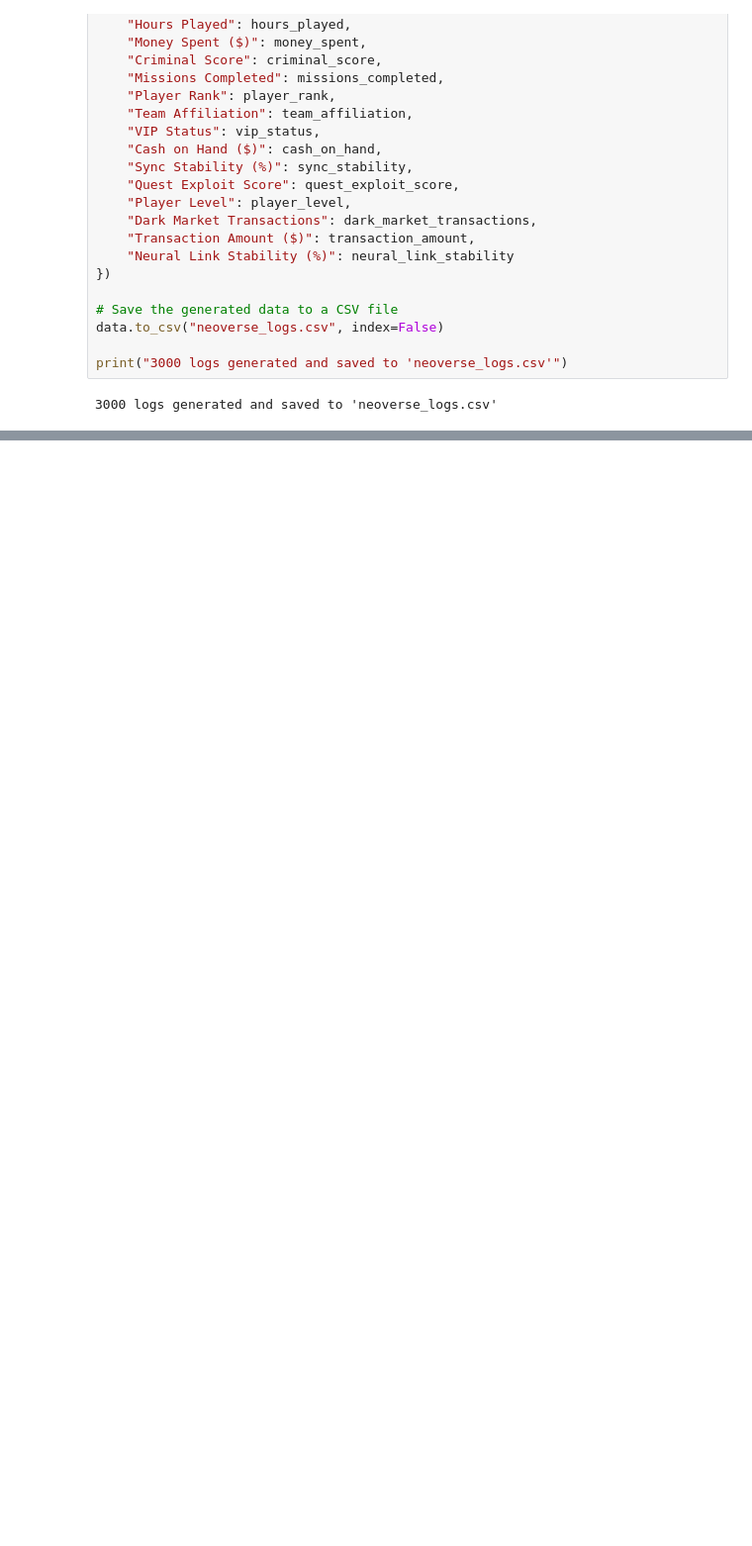
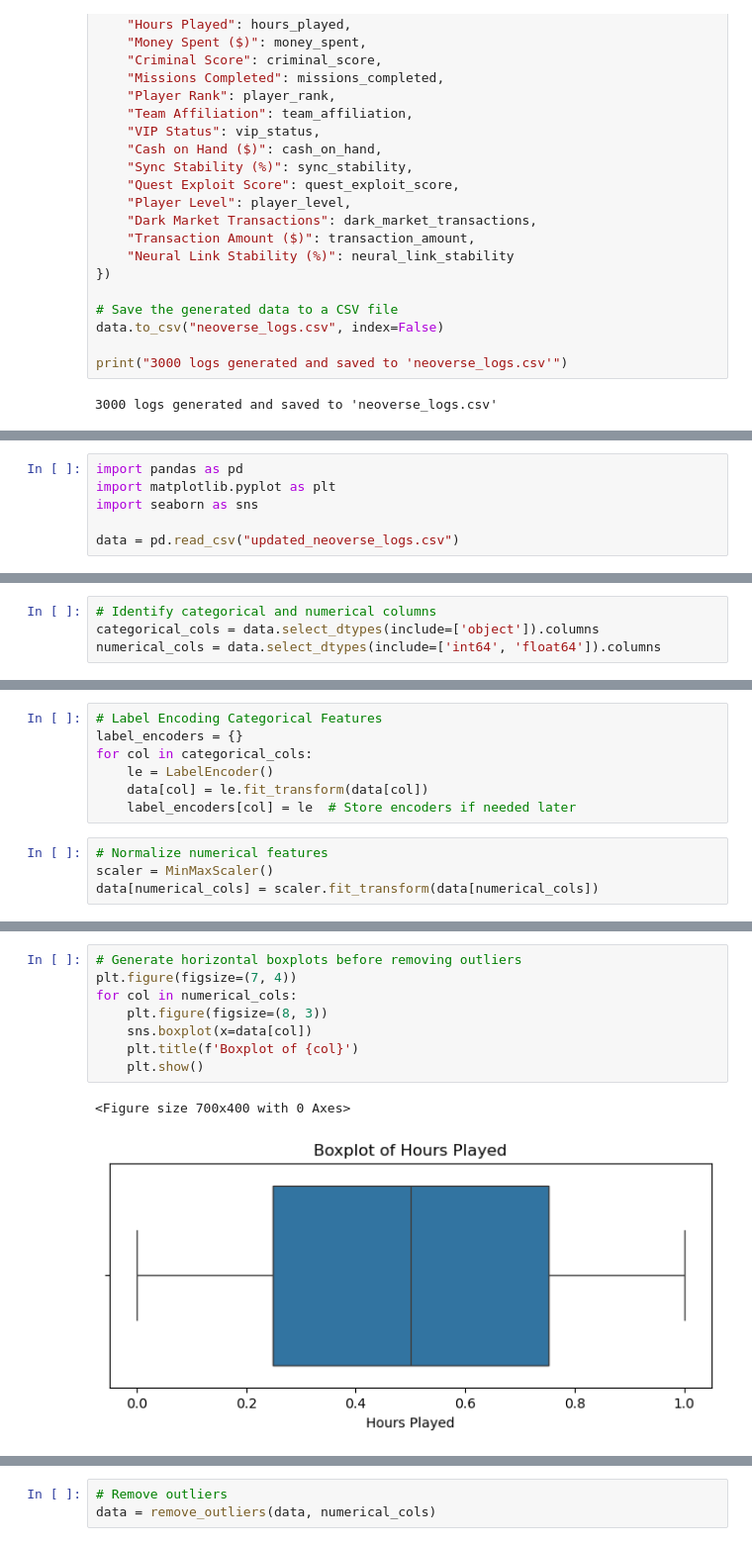
Before and after one commit to PBL-Akatsuki/backend, a Jupyter notebook: app/db.ipynb, the cells around one changed output, grey strips where cells are left out. Shown at 99% size. Drawn from its saved outputs; the diff is of its cells as text; blank space fills up the shorter version.

```diff
--- a/app/db.ipynb
+++ b/app/db.ipynb
@@ -195,0 +436,6 @@ print("3000 logs generated and saved to 'neoverse_logs.csv'")
+# %%
+import pandas as pd
+import matplotlib.pyplot as plt
+import seaborn as sns
+
+data = pd.read_csv("updated_neoverse_logs.csv")
@@ -195,0 +481,4 @@ print("3000 logs generated and saved to 'neoverse_logs.csv'")
+# %%
+# Identify categorical and numerical columns
+categorical_cols = data.select_dtypes(include=['object']).columns
+numerical_cols = data.select_dtypes(include=['int64', 'float64']).columns
@@ -195,0 +492,11 @@ print("3000 logs generated and saved to 'neoverse_logs.csv'")
+# %%
+# Label Encoding Categorical Features
+label_encoders = {}
+for col in categorical_cols:
+    le = LabelEncoder()
+    data[col] = le.fit_transform(data[col])
+    label_encoders[col] = le  # Store encoders if needed later
+# %%
+# Normalize numerical features
+scaler = MinMaxScaler()
+data[numerical_cols] = scaler.fit_transform(data[numerical_cols])
@@ -195,0 +514,11 @@ print("3000 logs generated and saved to 'neoverse_logs.csv'")
+# %%
+# Generate horizontal boxplots before removing outliers
+plt.figure(figsize=(7, 4))
+for col in numerical_cols:
+    plt.figure(figsize=(8, 3))
+    sns.boxplot(x=data[col])
+    plt.title(f'Boxplot of {col}')
+    plt.show()
+# %% [output]
+<Figure size 700x400 with 0 Axes>
+[figure, added]
@@ -195,0 +533,3 @@ print("3000 logs generated and saved to 'neoverse_logs.csv'")
+# %%
+# Remove outliers
+data = remove_outliers(data, numerical_cols)
```
Also changed, not shown: parts of 30 cells of this notebook, 19 other files.
